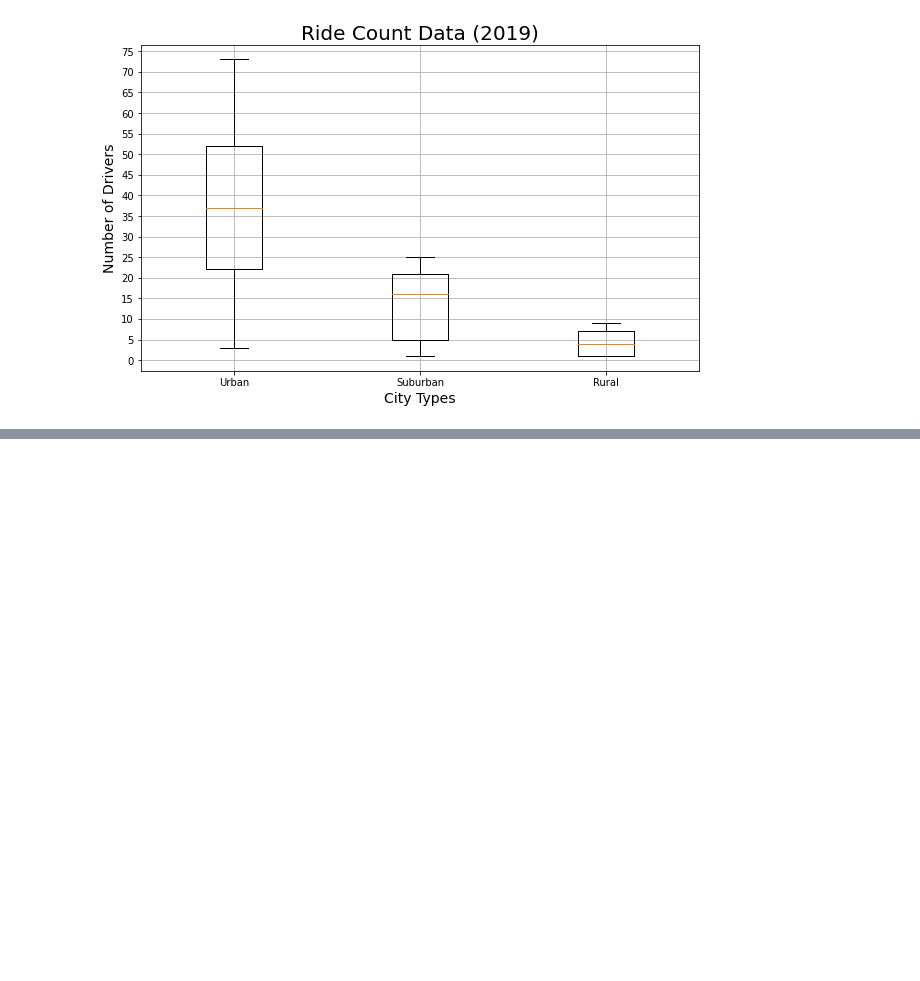
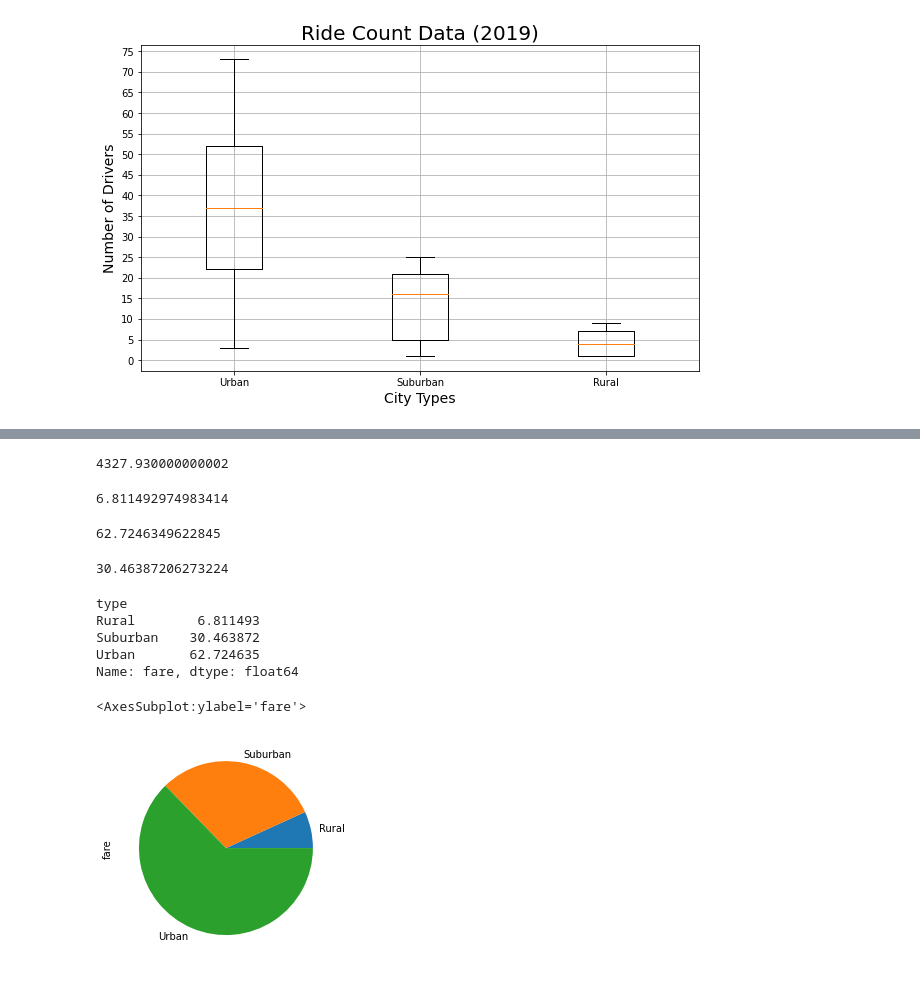
Before and after one commit to charleside2001/PyBer-Analysis-Project, a Jupyter notebook: PyBer.ipynb, the cells around one changed output, grey strips where cells are left out. Cells and saved outputs as stored; diff of their text form; code cells hidden in the pictures; blank space fills up the shorter version.

```diff
--- a/PyBer.ipynb
+++ b/PyBer.ipynb
@@ -867,0 +883,34 @@ plt.show()
+# %%
+sum_fares_by_type["Rural"]
+# %% [output]
+4327.930000000002
+# %%
+rural_percentage = sum_fares_by_type["Rural"]/total_fare*100
+rural_percentage
+# %% [output]
+6.811492974983414
+# %%
+urban_percentage = sum_fares_by_type["Urban"]/total_fare*100
+urban_percentage
+# %% [output]
+62.7246349622845
+# %%
+suburban_percentage = sum_fares_by_type["Suburban"]/total_fare*100
+suburban_percentage
+# %% [output]
+30.46387206273224
+# %%
+# Calculate the percentage of fare for each city type.
+type_percents = 100 * pyber_data_df.groupby(["type"]).sum()["fare"] / pyber_data_df["fare"].sum()
+type_percents
+# %% [output]
+type
+Rural        6.811493
+Suburban    30.463872
+Urban       62.724635
+Name: fare, dtype: float64
+# %%
+type_percents.plot.pie()
+# %% [output]
+<AxesSubplot:ylabel='fare'>
+[figure, added]
```
Also changed, not shown: parts of 10 cells of this notebook, 3 other files.
